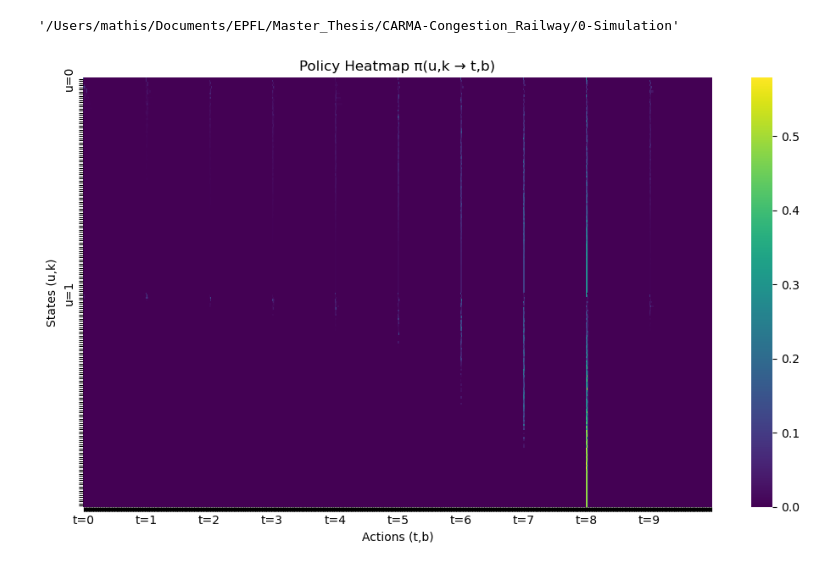
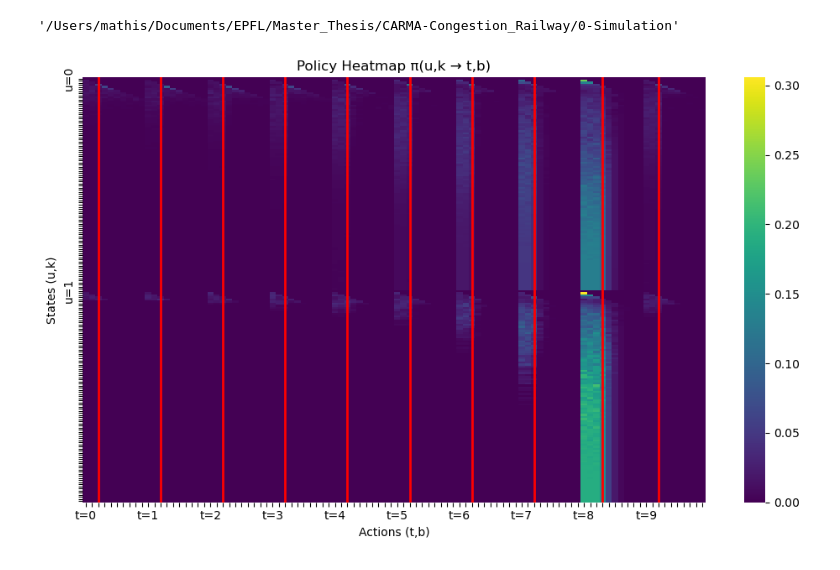
Before and after one commit to mmagnin-hub/CARMA-Congestion_Railway, a Jupyter notebook: 0-Simulation/figure.ipynb, the cells around one changed output. Saved outputs shown, nothing was run; the diff lists cells and outputs as text; code cells hidden in the pictures.

Commit message:
improve the policy update

```diff
--- a/0-Simulation/figure.ipynb
+++ b/0-Simulation/figure.ipynb
@@ -13,7 +13,7 @@ os.getcwd()
 # %% [output]
 '/Users/mathis/Documents/EPFL/Master_Thesis/CARMA-Congestion_Railway/0-Simulation'
 # %%
-path = "../results/"
+path = "../results_0/"
 
 with open(path + 'groups.pkl', 'rb') as f:
     groups = pickle.load(f)
@@ -21,6 +21,9 @@ with open(path + 'groups.pkl', 'rb') as f:
 with open(path + 'error_vec.pkl', 'rb') as f:
     error_vec = pickle.load(f)
 
+with open(path + 'expected_value_vec.pkl', 'rb') as f:
+    expected_value_vec = pickle.load(f)
+
 with open(path + 'simulation_params.pkl', 'rb') as f:
     n_day, n_groups, K, n_travelers = pickle.load(f)
 
@@ -29,12 +32,8 @@ with open(path + 'system.pkl', 'rb') as f:
 # %%
 group = groups[0]
 
-plot_policy(group)  # full matrix
+# plot_policy(group)  # full matrix
 
-#plot_policy(group, u=0, k=10)  # single state
-
-#plot_policy(group, u=0, k=10, t=[5,6,7])  # restrict time
-
-# plot_policy(group, u=[0,1], k=[5,10], t=6) # hard to read without mentioning k values
+plot_policy(group, u=[0,1], k=None, t=None, b=[1,2,3,4,5,6,7,8,9,10], b_star=system.b_star)
 # %% [output]
-[figure, old version]
+[figure, new version]
```
Also changed, not shown: parts of 11 cells of this notebook, 3 other files.
